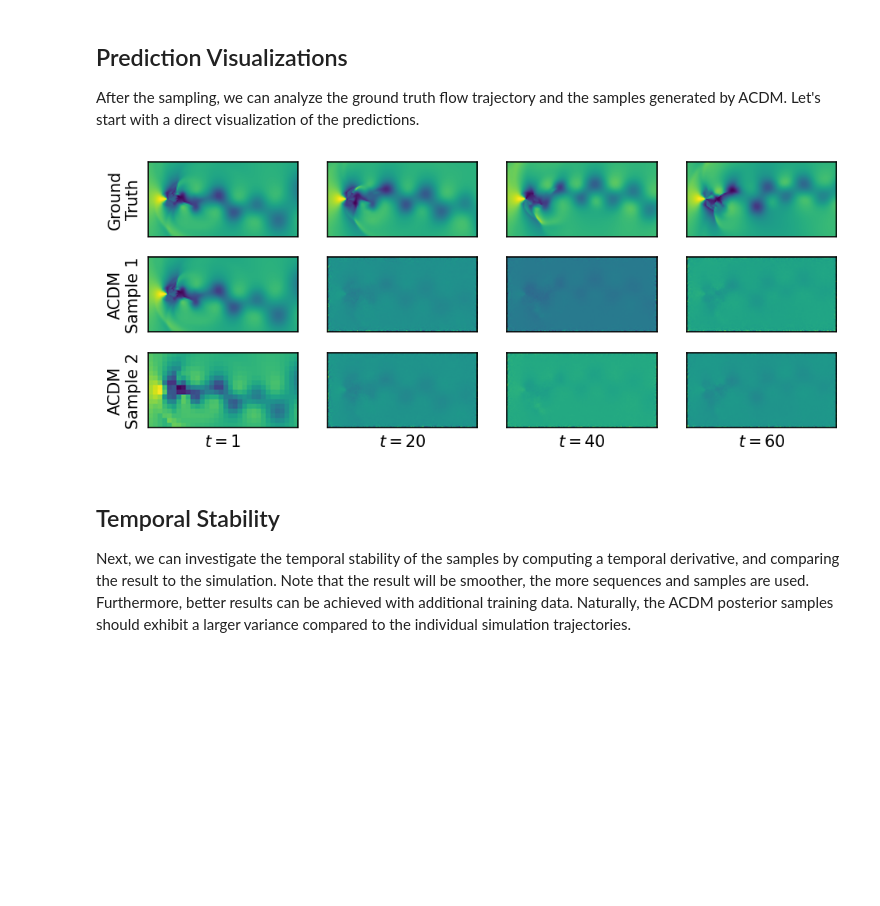
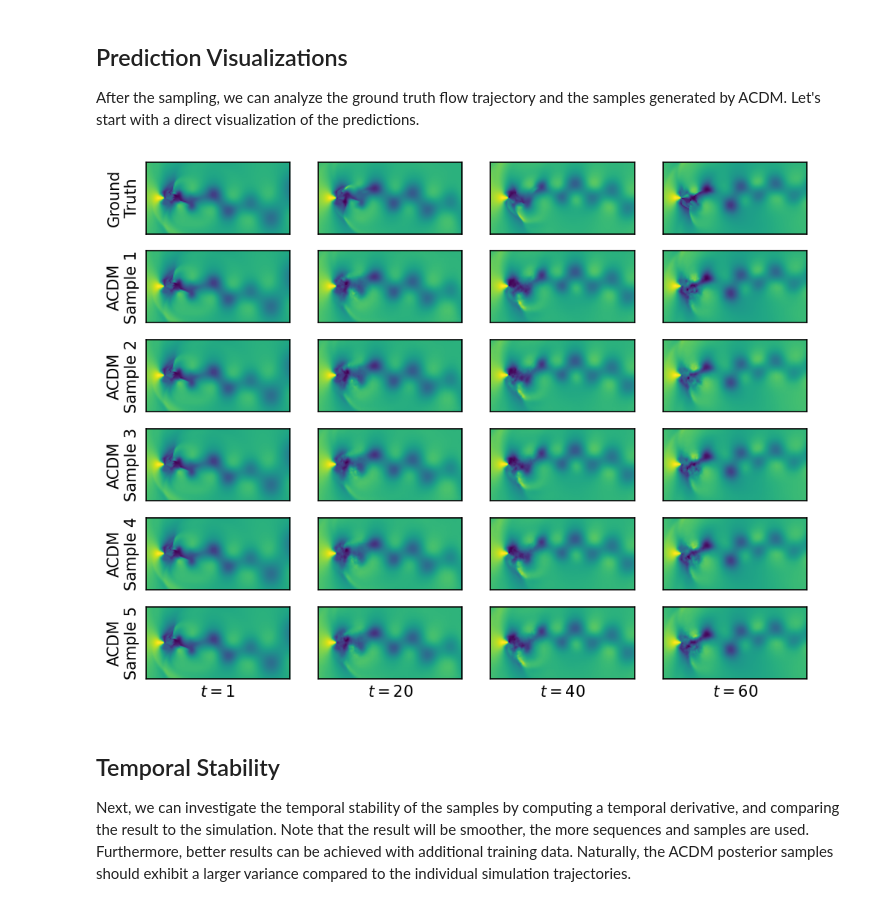
Before and after one commit to kidneybean-beef/autoreg-pde-diffusion, a Jupyter notebook: acdm-demo-supRes.ipynb, the cells around one changed output. Drawn from its saved outputs; the diff is of its cells as text; code cells hidden in the pictures; blank space fills up the shorter version.

Commit message:
CHG: cancel initial frames as pred

```diff
--- a/acdm-demo-supRes.ipynb
+++ b/acdm-demo-supRes.ipynb
@@ -1003,11 +1002,11 @@ with torch.no_grad():
 
 print("Sampling complete!\n")
 
-# replacing initial low-res image by high-res ground truth
-pred[0][0][0][0:INPUT_STEPS_K] = gt[0][0][0][0:INPUT_STEPS_K]
-
 gt = np.concatenate(gt, axis=1)
 pred = np.concatenate(pred, axis=1)
+
+# replacing initial low-res image by high-res ground truth
+pred[:,:,0:INPUT_STEPS_K,:,:,:] = gt.repeat(numSamples,axis=0)[:,:,0:INPUT_STEPS_K,:,:,:]
 
 # undo data normalization
 normMean = testSet.transform.normMean[[0,1,2,3,5]]
@@ -1045,31 +1044,32 @@ Prediction: (5, 2, 60, 5, 128, 64)
 After the sampling, we can analyze the ground truth flow trajectory and the samples generated by ACDM. Let's start with a direct visualization of the predictions.
 # %%
 sequence = 0
-samples = [0,4]
+# samples = [0,4]
+samples = [0,1,2,3,4]
 timeSteps = [0,19,39,59]
 field = 3 # velocity_x (0), velocity_y (1), density (2), or pressure (3)
 
 predPart = pred[samples]
 gtPred = np.concatenate([gt[:,sequence,timeSteps,field], predPart[:,sequence,timeSteps,field]])
 
 fig, axs = plt.subplots(nrows=gtPred.shape[0], ncols=gtPred.shape[1], figsize=(gtPred.shape[1]*1.9, gtPred.shape[0]), dpi=150, squeeze=False)
 
 for i in range(gtPred.shape[0]):
     for j in range(gtPred.shape[1]):
         if i == gtPred.shape[0]-1:
             axs[i,j].set_xlabel("$t=%s$" % (timeSteps[j]+1), fontsize=10)
         if j == 0:
             if i == 0:
               axs[i,j].set_ylabel("Ground\nTruth", fontsize=10)
             else:
               axs[i,j].set_ylabel("ACDM\nSample %d" % i, fontsize=10)
         axs[i,j].set_xticks([])
         axs[i,j].set_yticks([])
         im = axs[i,j].imshow(gtPred[i][j].transpose(), interpolation="catrom", cmap="viridis")
 
 plt.show()
 # %% [output]
-[figure, old version]
+[figure, new version]
 # %% [markdown]
 ## Temporal Stability
 
```
Also changed, not shown: parts of 5 cells of this notebook, 1 other file.
